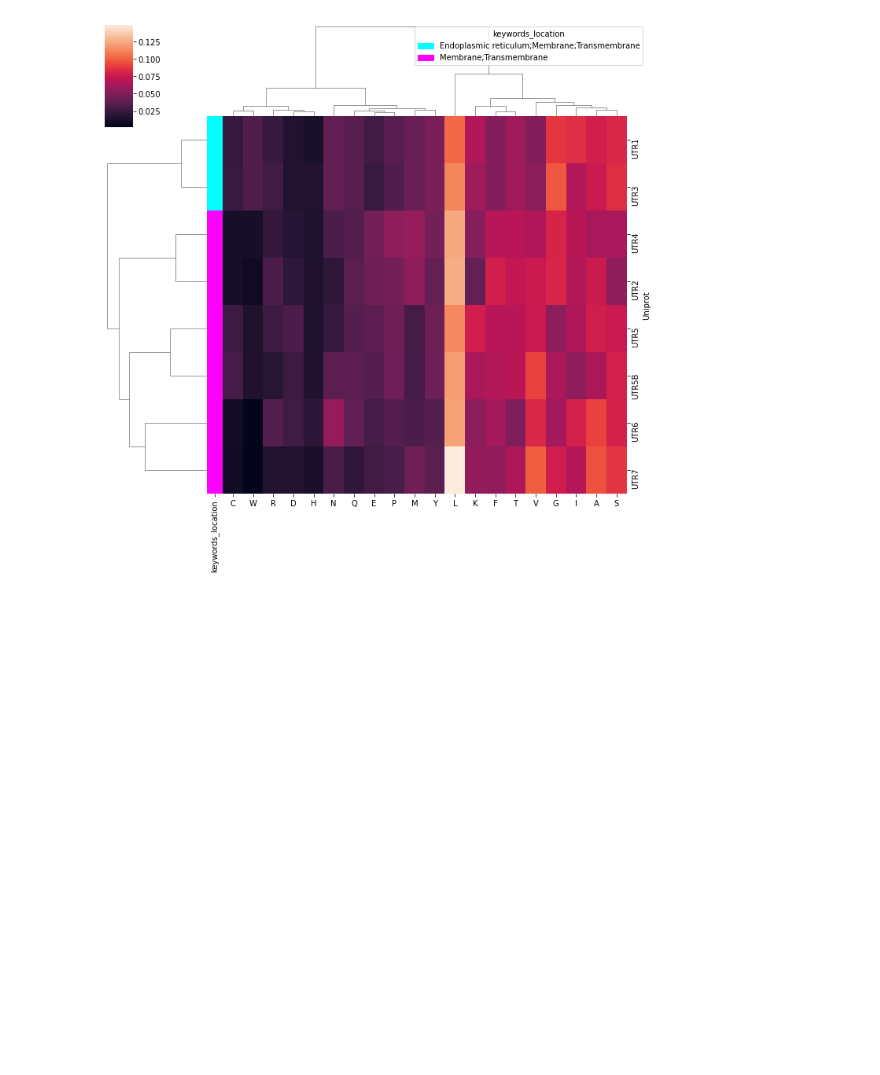
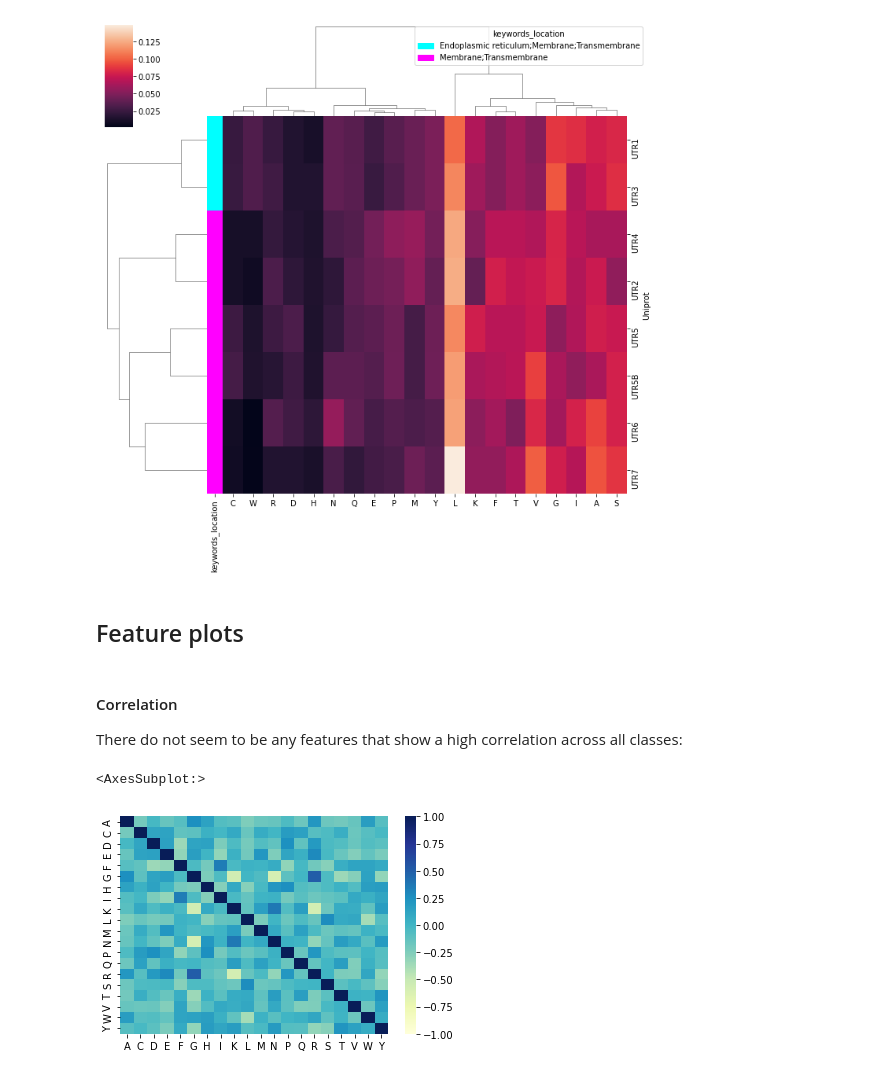
Before and after one commit to adenger/subpred3, a Jupyter notebook: notebooks/athaliana_01_outliers.ipynb, the cells around one changed output. Saved outputs shown, nothing was run; the diff lists cells and outputs as text; code cells hidden in the pictures; blank space fills up the shorter version.

```diff
--- a/notebooks/athaliana_01_outliers.ipynb
+++ b/notebooks/athaliana_01_outliers.ipynb
@@ -261,3 +262,14 @@ labeled_clustermap(
   'Membrane;Transmembrane': 'magenta'},
  <seaborn.matrix.ClusterGrid at 0x...>)
 [figure]
+# %% [markdown]
+## Feature plots
+# %% [markdown]
+#### Correlation
+
+There do not seem to be any features that show a high correlation across all classes:
+# %%
+corr_heatmap(df_aac)
+# %% [output]
+<AxesSubplot:>
+[figure, added]
```
Also changed, not shown: parts of 22 cells of this notebook.
